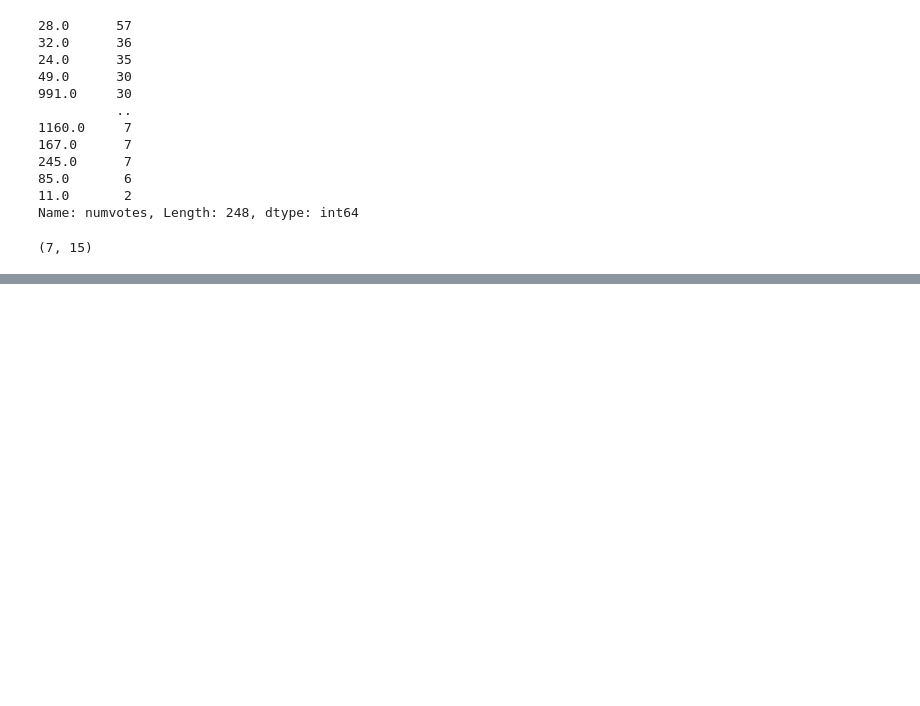
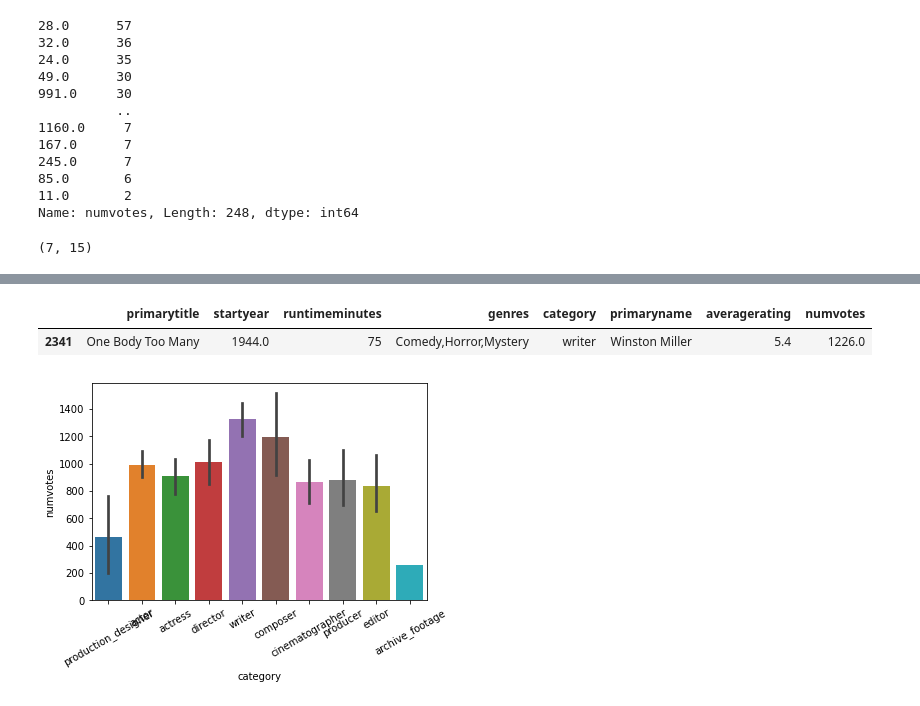
Before and after one commit to 333Kenji/IMDB_KMeans, a Jupyter notebook: Notebooks/KMeans.ipynb, the cells around one changed output, grey strips where cells are left out. Drawn from its saved outputs; the diff is of its cells as text; code cells hidden in the pictures; blank space fills up the shorter version.

Commit message:
aside from investigating transformagtions I may just need to adjust genre feature and clean up the ML process

```diff
--- a/Notebooks/KMeans.ipynb
+++ b/Notebooks/KMeans.ipynb
@@ -568,0 +654,5 @@ data[data.numvotes == 6].shape
+# %%
+# having gotten to know the data a bit more, I've determined that several more features could be left out for this initial project iteration.
+# I did originAlly remove category and primary name, which removed 90% of the data. I'll include it to see what kmeans might discern
+drops = ['tconst', 'ordering', 'nconst', 'primaryprofession', 'knownfortitles', 'directors', 'writers']
+data.drop(drops,axis=1,inplace=True)
@@ -568,0 +704,12 @@ data[data.numvotes == 6].shape
+# %%
+data[data.primaryname == 'Winston Miller']
+# leaving these single appearaces in, for now.
+# %% [output]
+|  | primarytitle | startyear | runtimeminutes | genres | category | primaryname | averagerating | numvotes |
+| 2341 | One Body Too Many | 1944.0 | 75 | Comedy,Horror,Mystery | writer | Winston Miller | 5.4 | 1226.0 |
+# %%
+ax = sns.barplot(data=data,x=data.category,y=data.numvotes)
+ax.set_xticklabels(ax.get_xticklabels(),rotation = 30)
+plt.show()
+# %% [output]
+[figure, added]
```
Also changed, not shown: parts of 70 cells of this notebook.
